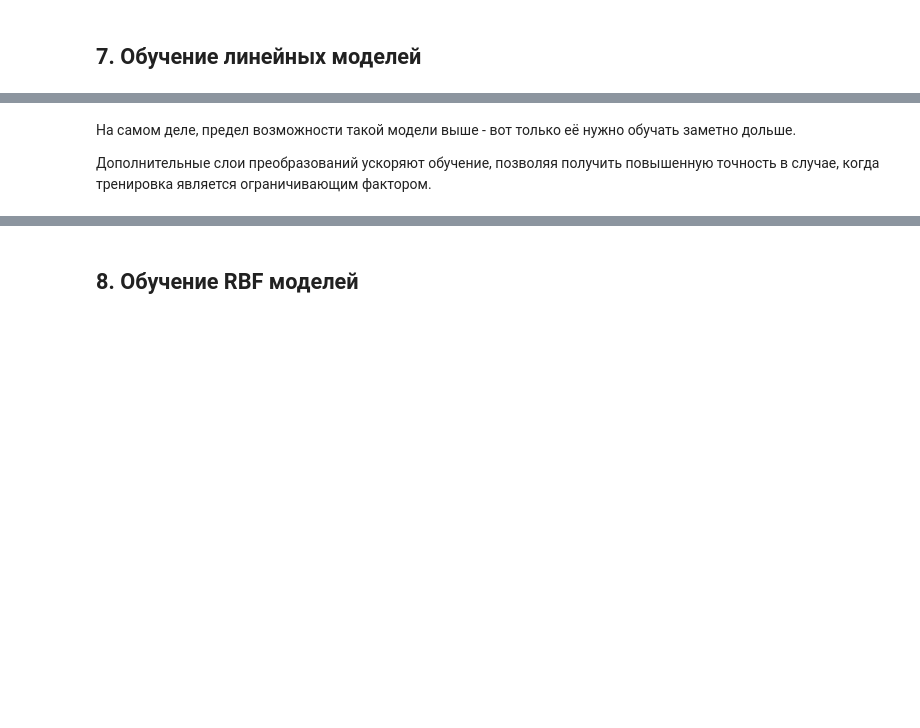
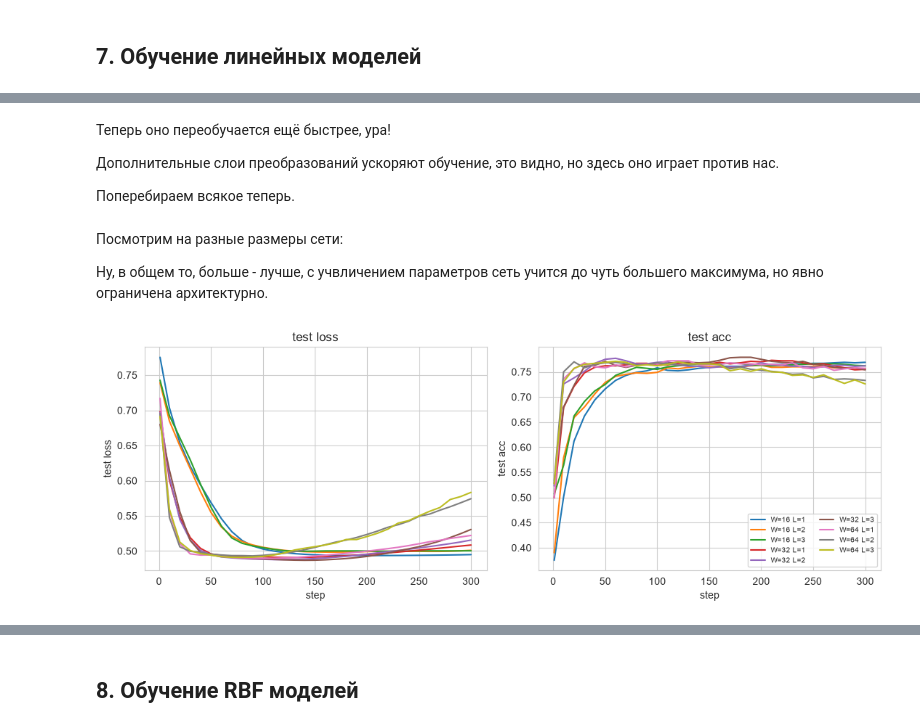
Before and after one commit to FB1-ITMO-CT/sem05_DA_lab02, a Jupyter notebook: notebooks/main.ipynb, the cells around one changed output, grey strips where cells are left out. Cells and saved outputs as stored; diff of their text form; code cells hidden in the pictures; blank space fills up the shorter version.

```diff
--- a/notebooks/main.ipynb
+++ b/notebooks/main.ipynb
@@ -349,7 +369,7 @@ class BaseTransform(ABC):
         return self.forward(x)
 # %%
 class BaseTrainableTransform(BaseTransform):
-    def __init__(self, in_features, out_features, activation="swish"):
+    def __init__(self, in_features, out_features, activation="NONE"):
         assert activation in ACTIVATIONS
 
         super().__init__(in_features, out_features)
@@ -368,7 +388,7 @@ class BaseTrainableTransform(BaseTransform):
         return {prefix + "W": self._cache["grad_W"], prefix + "b": self._cache["grad_b"]}
 
 class TrainableTransform(BaseTrainableTransform):
-    def __init__(self, in_features, out_features, activation="swish", rng=None):
+    def __init__(self, in_features, out_features, activation="NONE", rng=None):
         super().__init__(in_features, out_features, activation)
 
         rng = rng if rng is not None else np.random.default_rng(30)
@@ -460,7 +481,7 @@ TrainableTransform      srelu   max|diff| = 8.22e-10
 Тоже плюс тест через конечные разности.
 # %%
 class TrainableTransformRBF(BaseTrainableTransform):
-    def __init__(self, in_features, out_features, activation="swish", gamma=1.0, rng=None):
+    def __init__(self, in_features, out_features, activation="NONE", gamma=1.0, rng=None):
         super().__init__(in_features, out_features, activation)
 
         rng = rng if rng is not None else np.random.default_rng(30)
@@ -899,4 +990,12 @@ epoch=2000      loss=0.349874   acc=86.558045%
 # %% [markdown]
-На самом деле, предел возможности такой модели выше - вот только её нужно обучать заметно дольше.
+Теперь оно переобучается ещё быстрее, ура!
 
-Дополнительные слои преобразований ускоряют обучение, позволяя получить повышенную точность в случае, когда тренировка является ограничивающим фактором.
+Дополнительные слои преобразований ускоряют обучение, это видно, но здесь оно играет против нас.
+
+Поперебираем всякое теперь.
+# %%
+(X_train, y_train_idx), (X_test, y_test_idx), _ = make_train_test(normalize=True)
+y_train = np.eye(DATASET_NUM_CLASSES)[y_train_idx]
+y_test = np.eye(DATASET_NUM_CLASSES)[y_test_idx]
+
+DATA = dict(X_tr=X_train, y_tr=y_train, y_tr_idx=y_train_idx, X_te=X_test,  y_te=y_test,  y_te_idx=y_test_idx)
@@ -902,0 +1060,27 @@ epoch=2000      loss=0.349874   acc=86.558045%
+# %%
+def plot_sweep(results):
+    fig, ax = plt.subplots(1, 2, figsize=(11, 4))
+    for label, h in results.items():
+        ax[0].plot(h["step"], h["test_loss"], label=label)
+        ax[1].plot(h["step"], h["test_acc"],  label=label)
+    ax[0].set(xlabel="step", ylabel="test loss", title="test loss")
+    ax[1].set(xlabel="step", ylabel="test acc",  title="test acc")
+    ax[1].legend(fontsize=7, ncol=2)
+    plt.tight_layout(); plt.show()
+
+def run_sweep(configs, *, steps=300, lr=1e-3, wd=1e-2):
+    results = {}
+    for label, p in tqdm(configs.items()):
+        model = build_model(**p)
+        results[label] = train_run(model, DATA, steps=steps, lr=lr, wd=wd)
+    return results
+# %% [markdown]
+Посмотрим на разные размеры сети:
+
+Ну, в общем то, больше - лучше, с учвличением параметров сеть учится до чуть большего максимума, но явно ограничена архитектурно.
+# %%
+configs = {f"W={w} L={l}": dict(width=w, length=l) for w in (16, 32, 64) for l in (1, 2, 3)}
+res = run_sweep(configs)
+plot_sweep(res)
+# %% [output]
+[figure, added]
```
Also changed, not shown: parts of 28 cells of this notebook.
